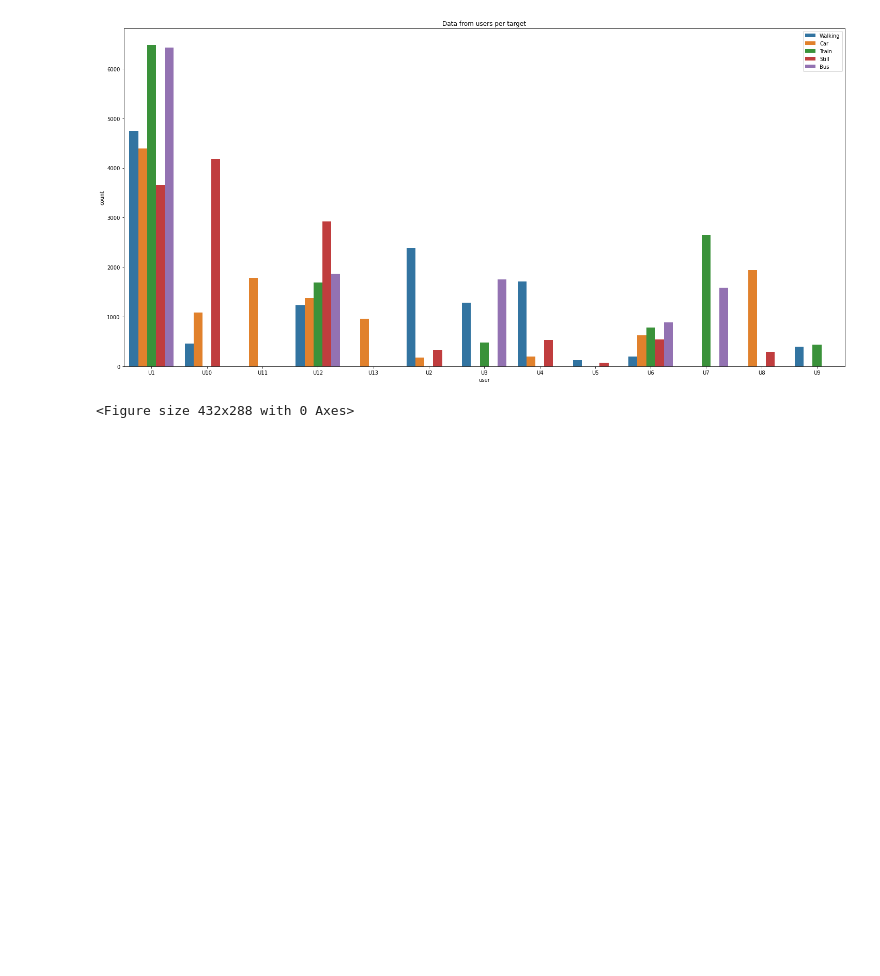
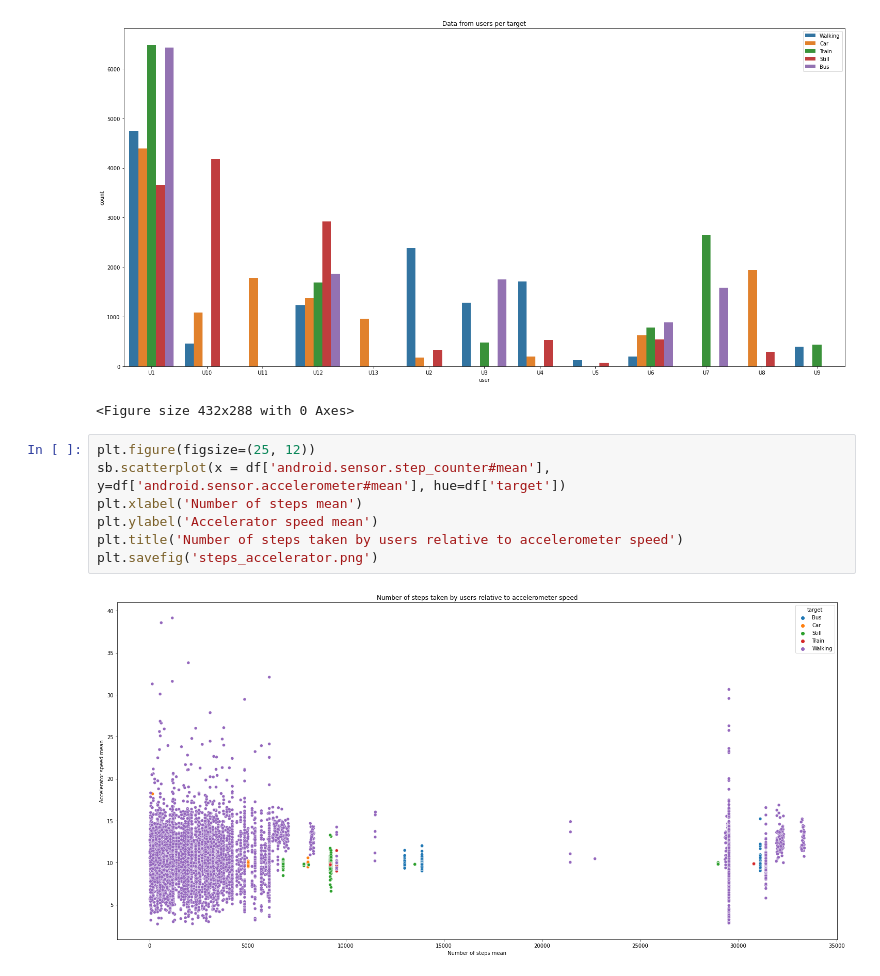
Before and after one commit to sardorick/BW-2-Fitness-ML, a Jupyter notebook: eda_half_second_Sardor.ipynb, the cells around one changed output. Cells and saved outputs as stored; diff of their text form; blank space fills up the shorter version.

```diff
--- a/eda_half_second_Sardor.ipynb
+++ b/eda_half_second_Sardor.ipynb
@@ -163,3 +163,12 @@ plt.savefig('data_per_user.png')
 # %% [output]
 [figure]
 <Figure size 432x288 with 0 Axes>
+# %%
+plt.figure(figsize=(25, 12))
+sb.scatterplot(x = df['android.sensor.step_counter#mean'], y=df['android.sensor.accelerometer#mean'], hue=df['target'])
+plt.xlabel('Number of steps mean')
+plt.ylabel('Accelerator speed mean')
+plt.title('Number of steps taken by users relative to accelerometer speed')
+plt.savefig('steps_accelerator.png')
+# %% [output]
+[figure, added]
```
Also changed, not shown: parts of 2 cells of this notebook.
